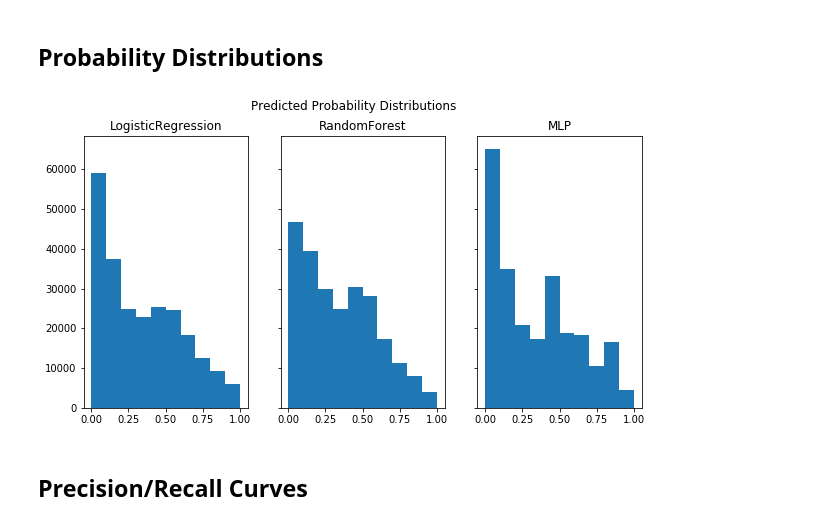
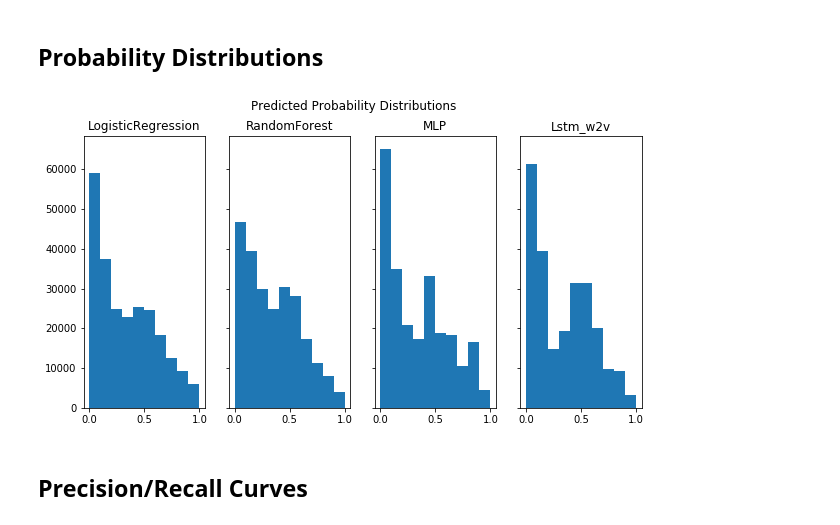
Before and after one commit to cccdenhart/icd-tagging, a Jupyter notebook: report.ipynb, the cells around one changed output. Saved outputs shown, nothing was run; the diff lists cells and outputs as text; code cells hidden in the pictures.

```diff
--- a/report.ipynb
+++ b/report.ipynb
@@ -323,0 +246,13 @@ clf.set_probs(test_df["w2v_idx"].tolist())
+# %%
+probs = []
+for x in tqdm.tqdm(test_df["w2v_idx"].tolist()):
+    probs.append(predict_proba(lstm_w2v, [x]))
+# %%
+clf = Clf(lstm_w2v, "Lstm_w2v")
+clf.preds = preds
+clf.probs = probs
+clfs.append(clf)
+# %%
+for clf in clfs:
+    print(clf.name)
+    print(len(clf.preds))
@@ -326,13 +270,11 @@ clf.set_probs(test_df["w2v_idx"].tolist())
 # %%
 # get performance data
 f1s = [f1_score(Y_test, clf.preds, average="weighted", zero_division=1) for clf in clfs]
-accs = [ml_accuracy(Y_test, clf.preds) for vals in clfs]
 precs = [precision_score(Y_test, clf.preds, average="weighted", zero_division=1) for clf in clfs]
 recs = [recall_score(Y_test, clf.preds, average="weighted", zero_division=1) for clf in clfs]
-metrics = f1s + accs + precs + recs
-met_labels = ["F1 Score"] * len(clfs) + ["Accuracy"] * len(clfs)\
-             + ["Precision"] * len(clfs) + ["Recall"] * len(clfs)
-clf_names = [clf.name for clf in clfs] * 4
+metrics = f1s + precs + recs
+met_labels = ["F1 Score"] * len(clfs)+ ["Precision"] * len(clfs) + ["Recall"] * len(clfs)
+clf_names = [clf.name for clf in clfs] * 3
 # %%
 ax = sns.barplot(x=clf_names, y=metrics, hue=met_labels)
 ax.set_ylim([0, 1])
@@ -375,14 +317,14 @@ crep_df
 # %%
 fig, axs = plt.subplots(1, len(clfs), sharey="all", sharex="all")
 for ax, clf in zip(axs, clfs):
-    ax.hist(clf.probs.flatten())
+    ax.hist(np.array(clf.probs).flatten())
     ax.set(title=clf.name)
 fig.set_size_inches(10, 5)
 fig.suptitle("Predicted Probability Distributions")
 plt.savefig("data/images/prob_dists.png")
 plt.show()
 # %% [output]
-[figure, old version]
+[figure, new version]
 # %% [markdown]
 ## Precision/Recall Curves
 # %%
```
Also changed, not shown: parts of 9 cells of this notebook, 2 other files.
